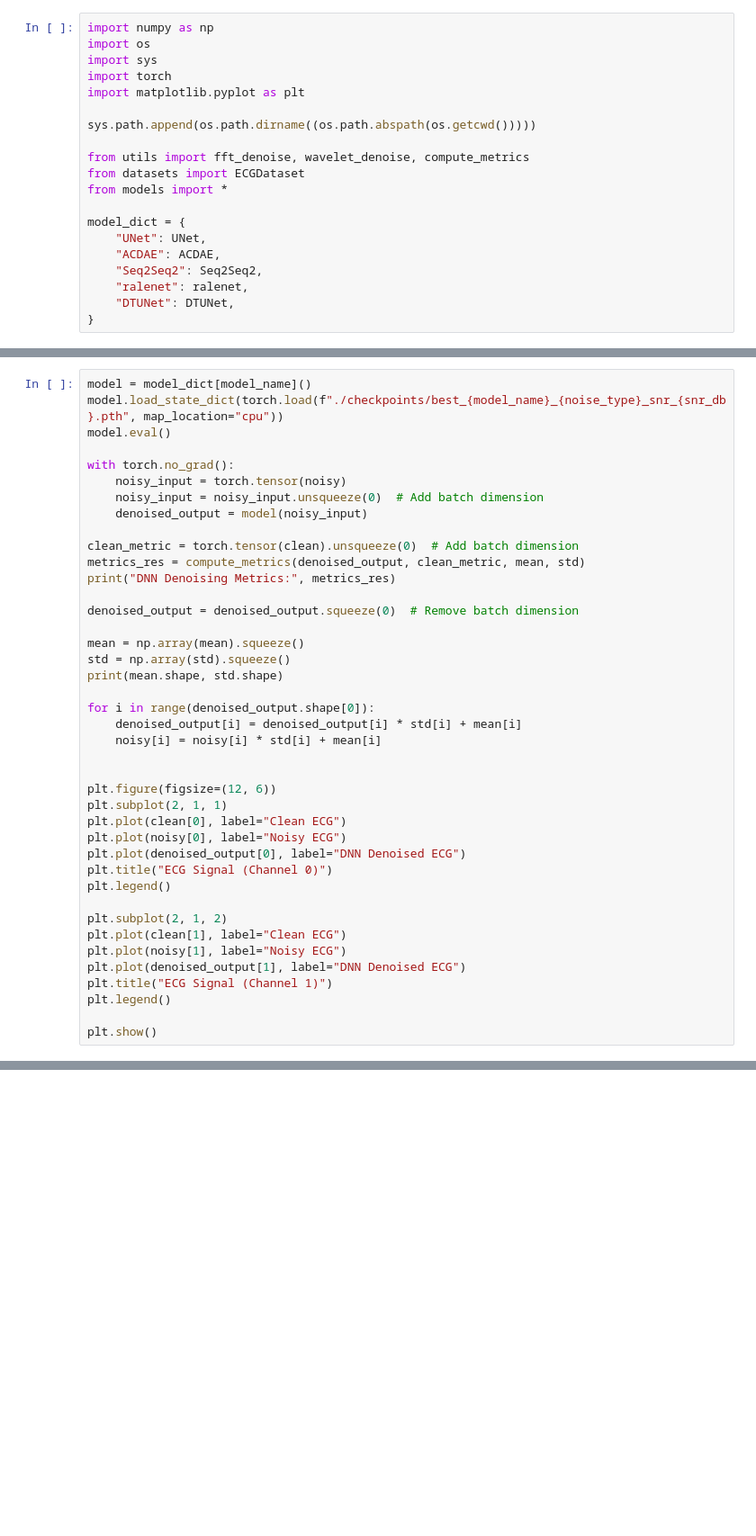
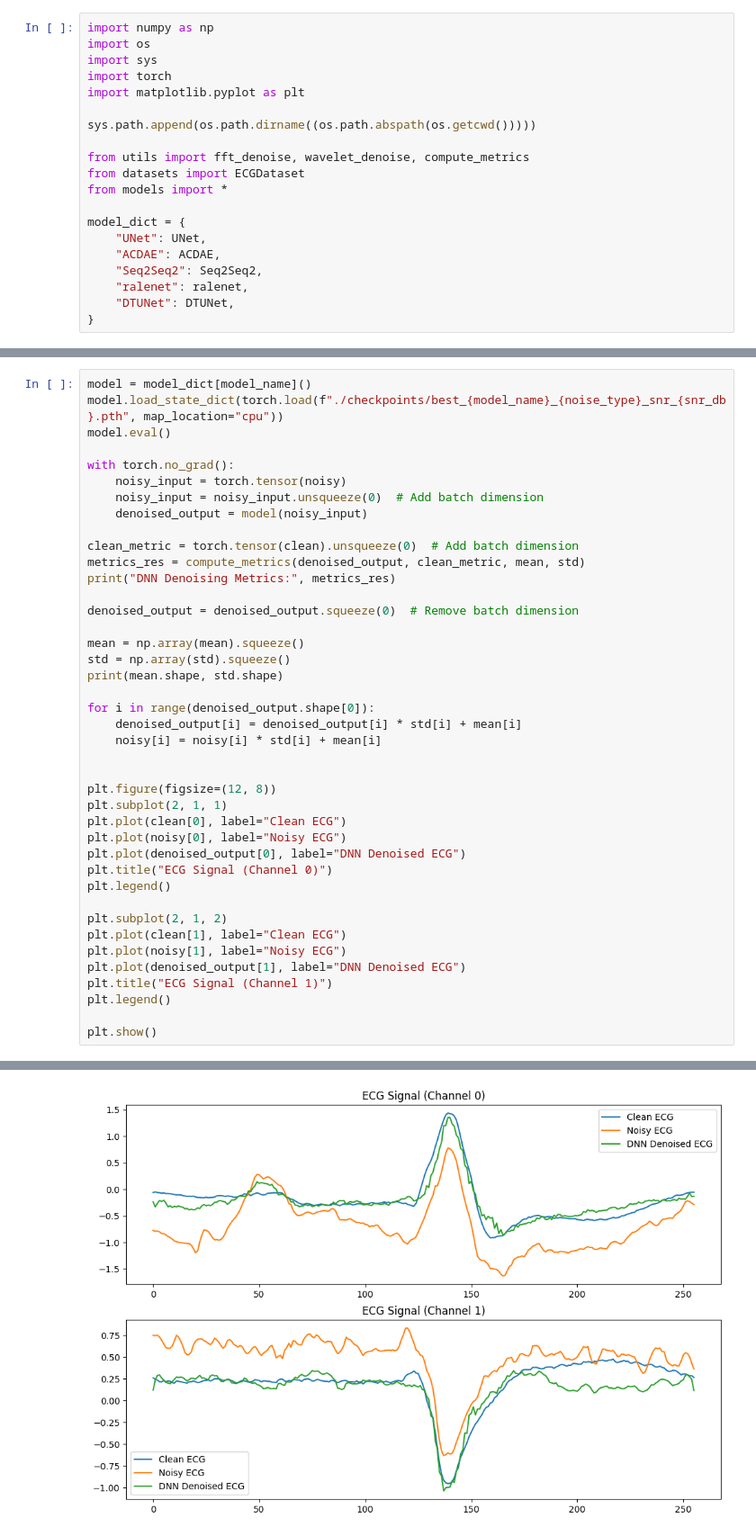
Before and after one commit to mallocobject/AGS-UNet, a Jupyter notebook: main.ipynb, the cells around one changed output, grey strips where cells are left out. Shown: that part at 90% size. Saved outputs shown, nothing was run; the diff lists cells and outputs as text; blank space fills up the shorter version.

```diff
--- a/main.ipynb
+++ b/main.ipynb
@@ -81,7 +81,7 @@ for i in range(denoised_output.shape[0]):
 	noisy[i] = noisy[i] * std[i] + mean[i]
 
 
-plt.figure(figsize=(12, 6))
+plt.figure(figsize=(12, 8))
 plt.subplot(2, 1, 1)
 plt.plot(clean[0], label="Clean ECG")
 plt.plot(noisy[0], label="Noisy ECG")
@@ -101,0 +103 @@ RuntimeError: The size of tensor a (256) must match the size of tensor b (2) at
+[figure, added]
```
Also changed, not shown: parts of 2 cells of this notebook, 35 other files.
